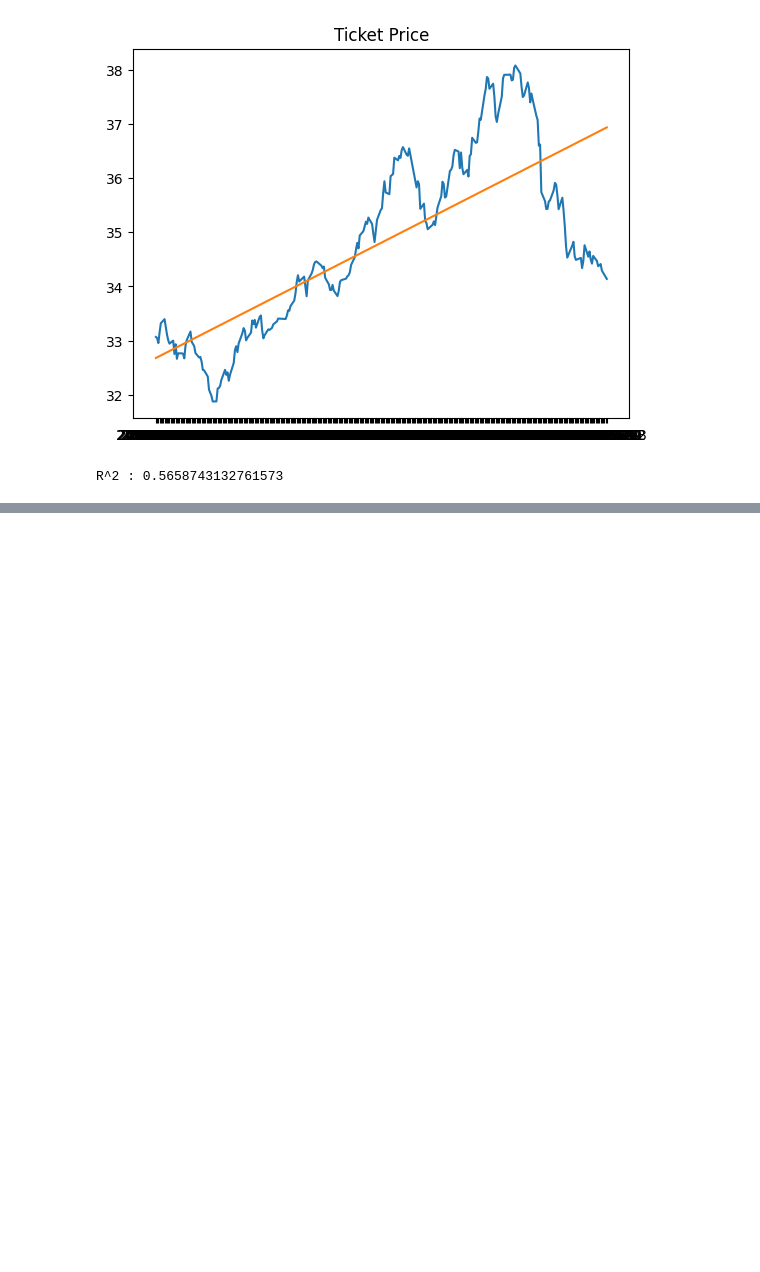
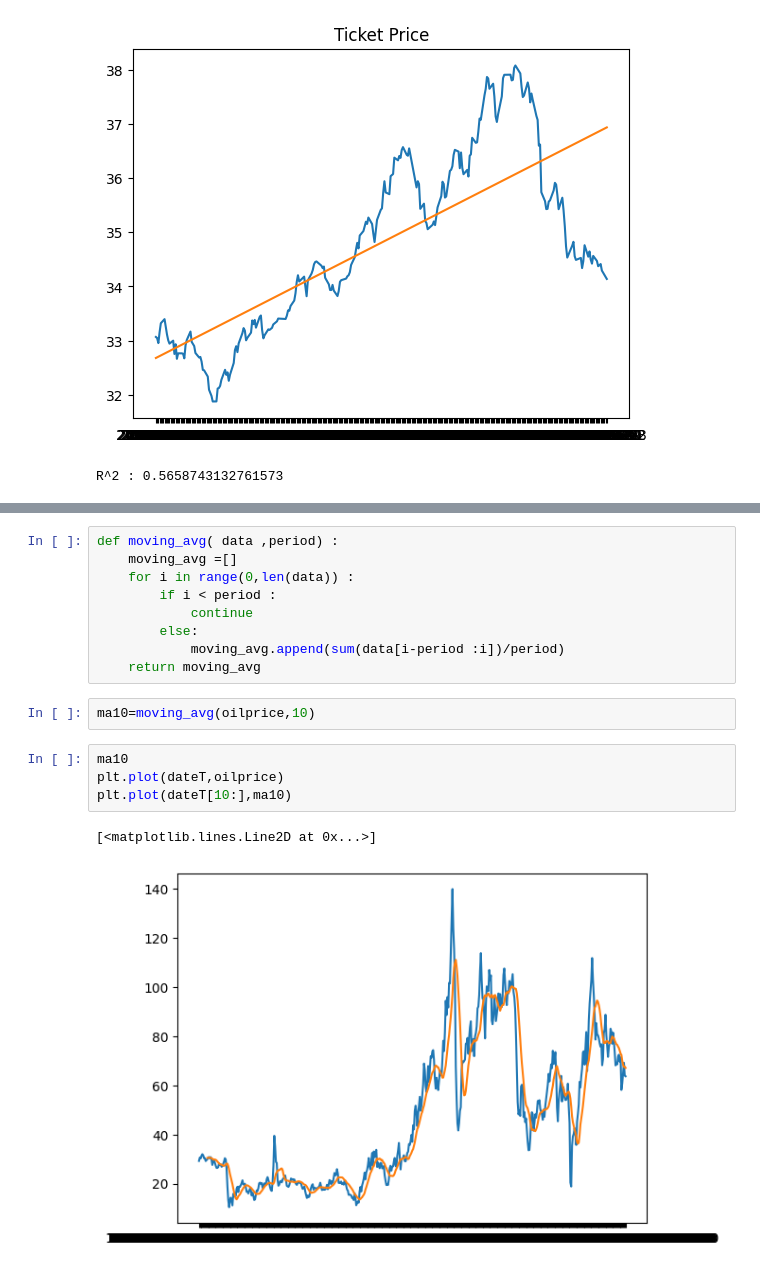
Before and after one commit to poomrape/DataWarehouse, a Jupyter notebook: MidtermProject.ipynb, the cells around one changed output, grey strips where cells are left out. Drawn from its saved outputs; the diff is of its cells as text; blank space fills up the shorter version.

Commit message:
add moving average

```diff
--- a/MidtermProject.ipynb
+++ b/MidtermProject.ipynb
@@ -79,0 +138,18 @@ R^2 : 0.5658743132761573
+# %%
+def moving_avg( data ,period) :
+    moving_avg =[]
+    for i in range(0,len(data)) :
+        if i < period :
+            continue
+        else:
+            moving_avg.append(sum(data[i-period :i])/period)
+    return moving_avg
+# %%
+ma10=moving_avg(oilprice,10)
+# %%
+ma10
+plt.plot(dateT,oilprice)
+plt.plot(dateT[10:],ma10)
+# %% [output]
+[<matplotlib.lines.Line2D at 0x...>]
+[figure, added]
```
Also changed, not shown: parts of 7 cells of this notebook, 1 other file.
